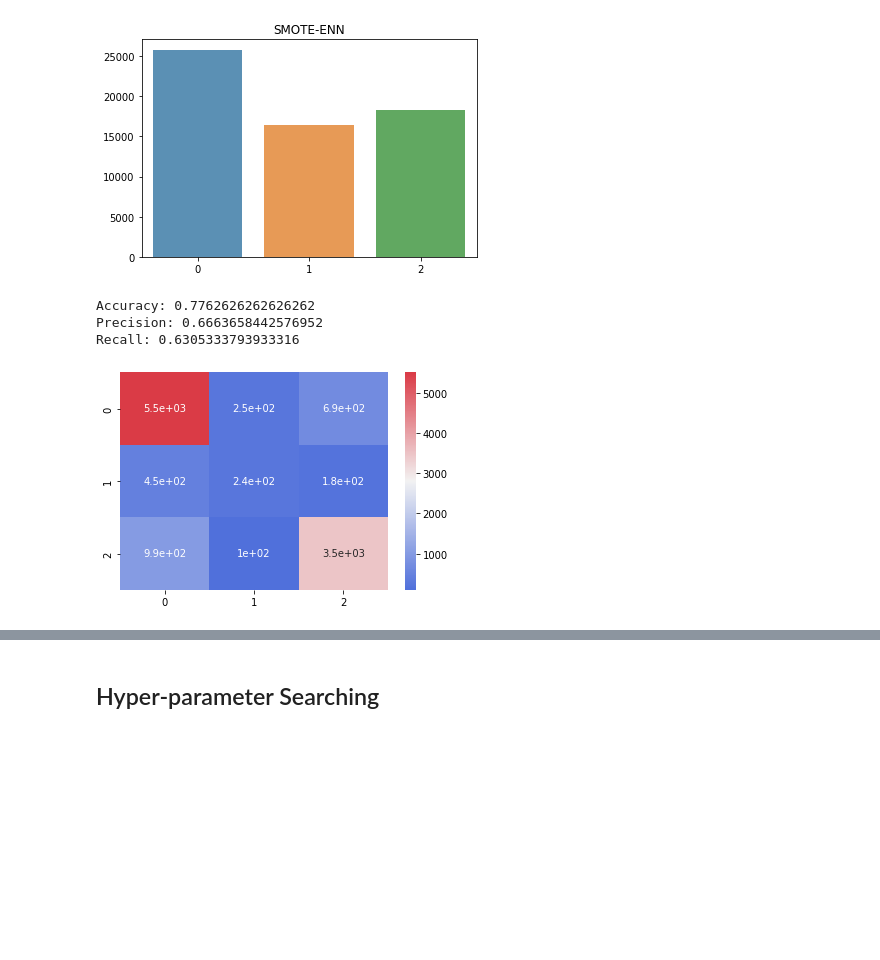
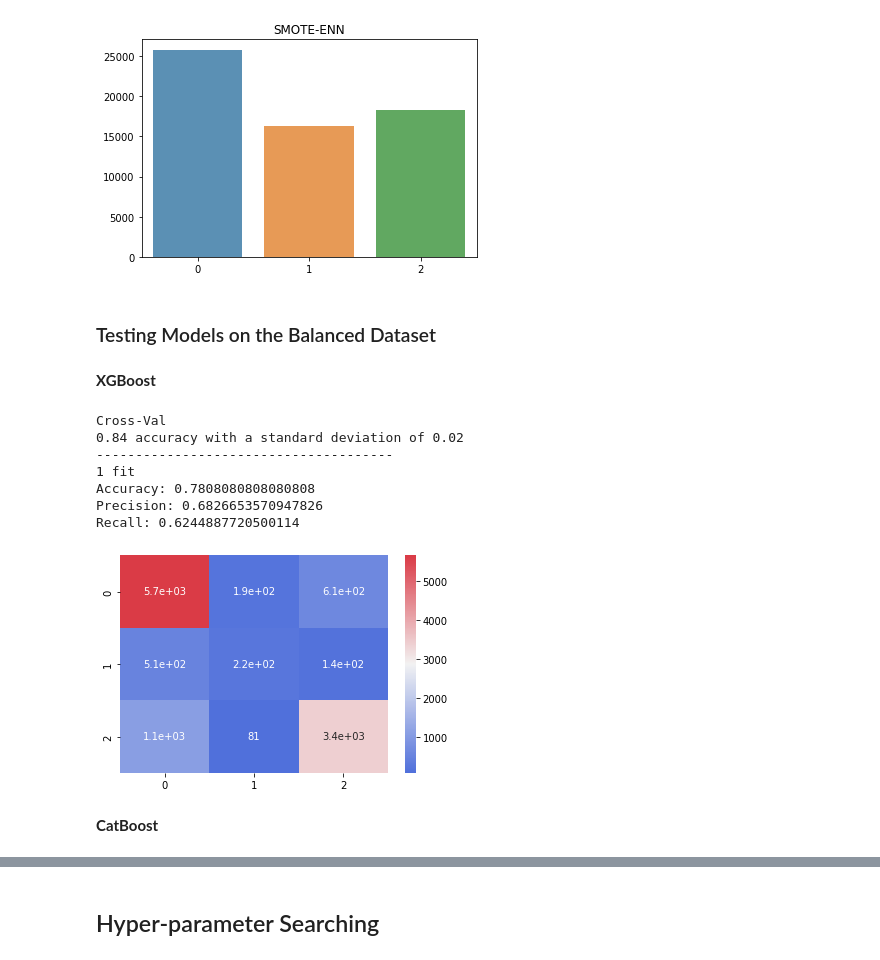
Before and after one commit to JasonErwin/dma-project, a Jupyter notebook: EDA_AND_Modelling.ipynb, the cells around one changed output, grey strips where cells are left out. Cells and saved outputs as stored; diff of their text form; code cells hidden in the pictures; blank space fills up the shorter version.

Commit message:
modelling updates

```diff
--- a/EDA_AND_Modelling.ipynb
+++ b/EDA_AND_Modelling.ipynb
@@ -318,6 +477,7 @@ print("%0.2f accuracy with a standard deviation of %0.2f" % (scores.mean(), scor
 # %%
 clf_xgb = xgb.XGBClassifier(**params)
-clf_xgb.fit(X_train, y_train)
+# We are using 'class_weight' == 'balanced' here, which results in improved recall, worse accuracy.
+clf_xgb.fit(X_train, y_train, sample_weight=sample_weights)
 preds = clf_xgb.predict(X_test)
 print("Accuracy:", accuracy_score(y_test, preds))
 print("Precision:", precision_score(y_test, preds, average='macro'))
@@ -332,0 +497,3 @@ Recall: 0.6241065778053657
+# %%
+clf_cb = CatBoostClassifier(random_state=42, verbose=0, auto_class_weights="Balanced")
+run_classifier(clf_cb, X_train, y_train, X_test, y_test)
@@ -332,0 +513,3 @@ Recall: 0.6241065778053657
+# %%
+clf_bagging = BaggingClassifier(random_state=42)
+run_classifier(clf_bagging, X_train, y_train, X_test, y_test)
@@ -337,5 +529,5 @@ As we can see from the previous tests in model building, the fact that the datas
 # %%
-sm = SMOTE(random_state=42, k_neighbors=2, sampling_strategy='minority')
+sm = SMOTE(random_state=42, k_neighbors=12, sampling_strategy='minority')
 enn = EditedNearestNeighbours(sampling_strategy=[1])
 # %%
 sme = SMOTEENN(random_state=42, smote=sm, enn=enn)
@@ -354,25 +546,21 @@ plt.title("SMOTE-ENN")
 plt.show()
 # %% [output]
 [figure]
+# %% [markdown]
+### Testing Models on the Balanced Dataset
+# %% [markdown]
+**XGBoost**
 # %%
-# These params are from the section Hyper-parameter Search - see below.
-
-params = {'subsample': 0.8, 'reg_lambda': 1e-05,
-          'reg_alpha': 1, 'n_estimators': 200,
-          'min_child_weight': 1, 'max_depth': 9,
-          'learning_rate': 0.3, 'gamma': 0, 'colsample_bytree': 1}
-
-clf_xgb = xgb.XGBClassifier(**params)
-clf_xgb.fit(X_res, y_res)
-preds = clf_xgb.predict(X_test)
-print("Accuracy:", accuracy_score(y_test, preds))
-print("Precision:", precision_score(y_test, preds, average='macro'))
-print("Recall:", recall_score(y_test, preds, average='macro'))
-cmap = sns.diverging_palette(260, 10, as_cmap=True)
-sns.heatmap(confusion_matrix(y_test, preds), cmap=cmap, annot=True)
-plt.show()
+clf_xgb = xgb.XGBClassifier(random_state=42)
+run_classifier(clf_xgb, X_res, y_res, X_test, y_test)
 # %% [output]
-Accuracy: 0.7762626262626262
-Precision: 0.6663658442576952
-Recall: 0.6305333793933316
+Cross-Val
+0.84 accuracy with a standard deviation of 0.02
+--------------------------------------
+1 fit
+Accuracy: 0.7808080808080808
+Precision: 0.6826653570947826
+Recall: 0.6244887720500114
-[figure, old version]
+[figure, new version]
+# %% [markdown]
+**CatBoost**
```
Also changed, not shown: parts of 95 cells of this notebook, 1 other file.
